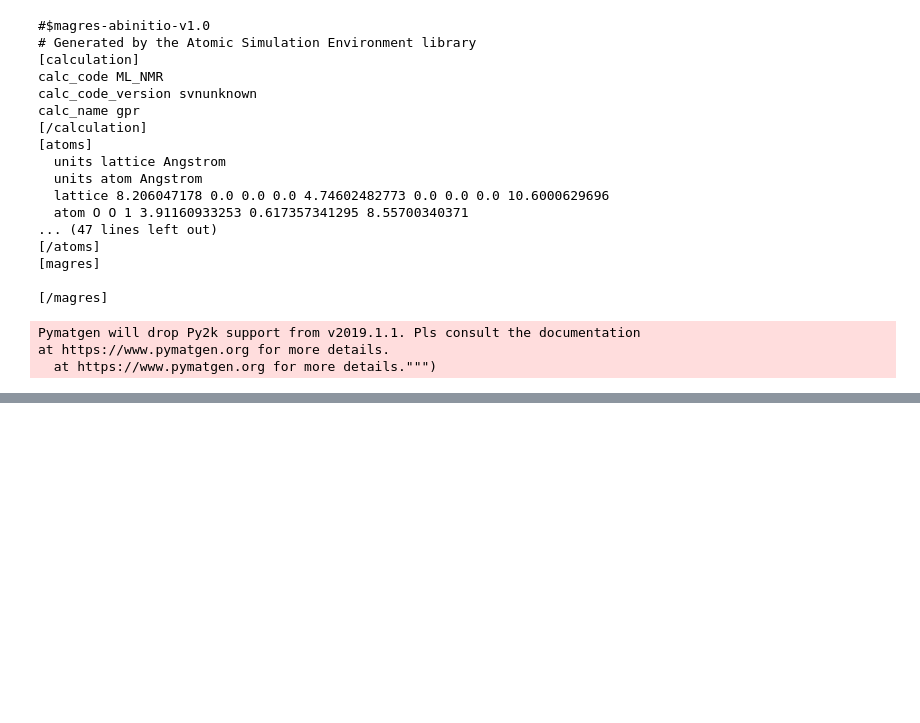
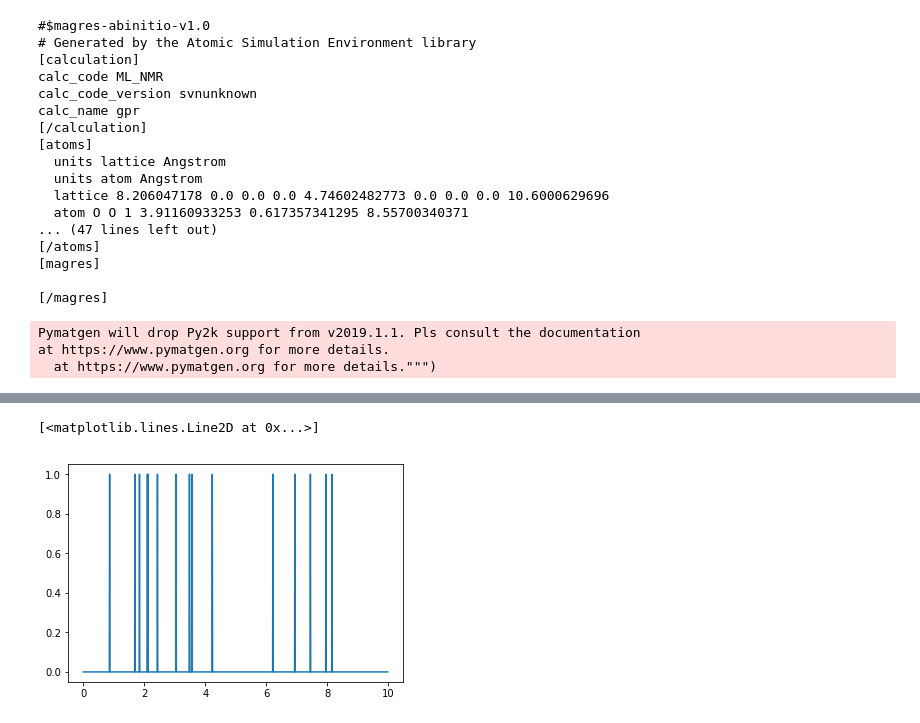
Before and after one commit to materialscloud-org/alpha-ml, a Jupyter notebook: webservice/Untitled.ipynb, the cells around one changed output, grey strips where cells are left out. Drawn from its saved outputs; the diff is of its cells as text; code cells hidden in the pictures; blank space fills up the shorter version.

```diff
--- a/webservice/Untitled.ipynb
+++ b/webservice/Untitled.ipynb
@@ -70,0 +346,5 @@ at https://www.pymatgen.org for more details.
+# %%
+plt.plot(t,i)
+# %% [output]
+[<matplotlib.lines.Line2D at 0x...>]
+[figure, added]
```
Also changed, not shown: parts of 60 cells of this notebook, 8 other files.
